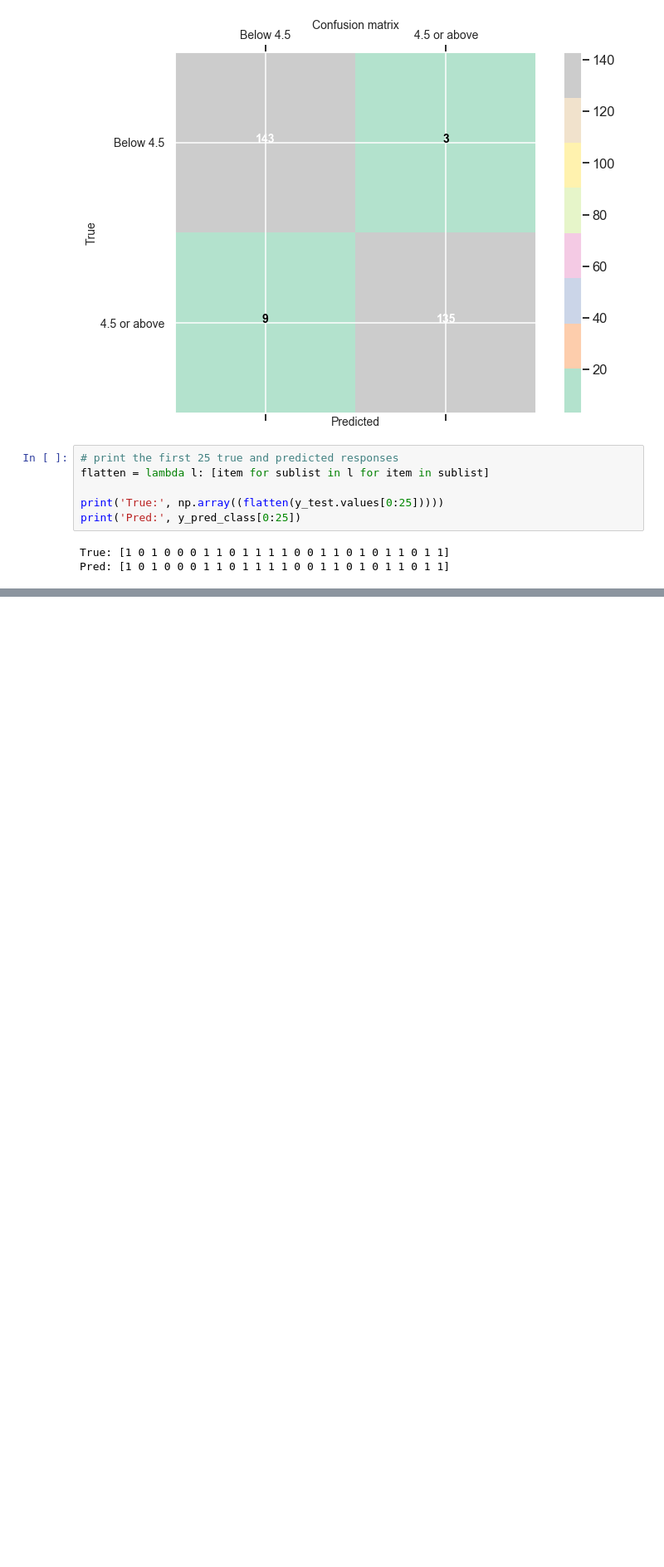
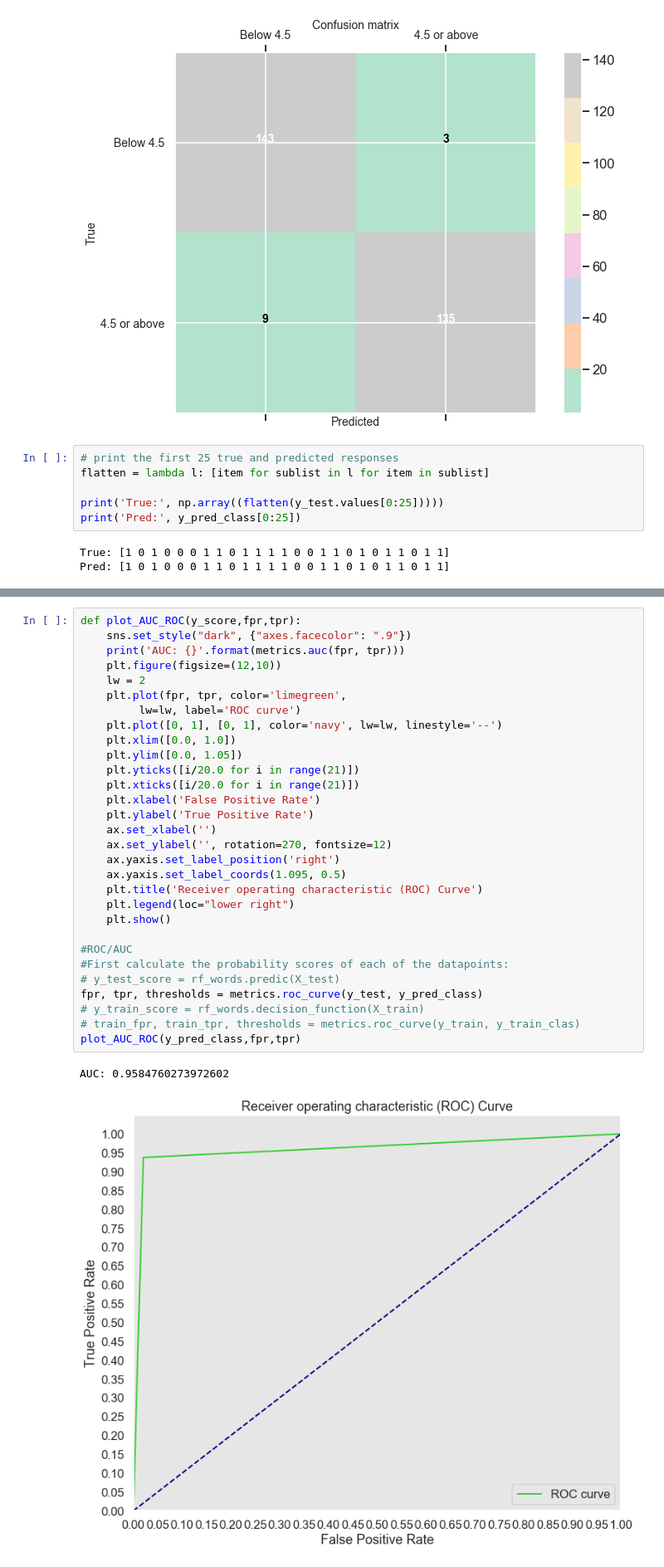
Before and after one commit to michaeleby1/google-books-classification, a Jupyter notebook: modeling.ipynb, the cells around one changed output, grey strips where cells are left out. Shown at 83% size. Cells and saved outputs as stored; diff of their text form; blank space fills up the shorter version.

```diff
--- a/modeling.ipynb
+++ b/modeling.ipynb
@@ -654,0 +739,33 @@ Pred: [1 0 1 0 0 0 1 1 0 1 1 1 1 0 0 1 1 0 1 0 1 1 0 1 1]
+# %%
+def plot_AUC_ROC(y_score,fpr,tpr):
+    sns.set_style("dark", {"axes.facecolor": ".9"})
+    print('AUC: {}'.format(metrics.auc(fpr, tpr)))
+    plt.figure(figsize=(12,10))
+    lw = 2
+    plt.plot(fpr, tpr, color='limegreen',
+         lw=lw, label='ROC curve')
+    plt.plot([0, 1], [0, 1], color='navy', lw=lw, linestyle='--')
+    plt.xlim([0.0, 1.0])
+    plt.ylim([0.0, 1.05])
+    plt.yticks([i/20.0 for i in range(21)])
+    plt.xticks([i/20.0 for i in range(21)])
+    plt.xlabel('False Positive Rate')
+    plt.ylabel('True Positive Rate')
+    ax.set_xlabel('')
+    ax.set_ylabel('', rotation=270, fontsize=12)
+    ax.yaxis.set_label_position('right')
+    ax.yaxis.set_label_coords(1.095, 0.5)
+    plt.title('Receiver operating characteristic (ROC) Curve')
+    plt.legend(loc="lower right")
+    plt.show()
+
+#ROC/AUC
+#First calculate the probability scores of each of the datapoints:
+# y_test_score = rf_words.predic(X_test)
+fpr, tpr, thresholds = metrics.roc_curve(y_test, y_pred_class)
+# y_train_score = rf_words.decision_function(X_train)
+# train_fpr, train_tpr, thresholds = metrics.roc_curve(y_train, y_train_clas)
+plot_AUC_ROC(y_pred_class,fpr,tpr)
+# %% [output]
+AUC: 0.9584760273972602
+[figure, added]
```
Also changed, not shown: parts of 13 cells of this notebook, 1 other file.
